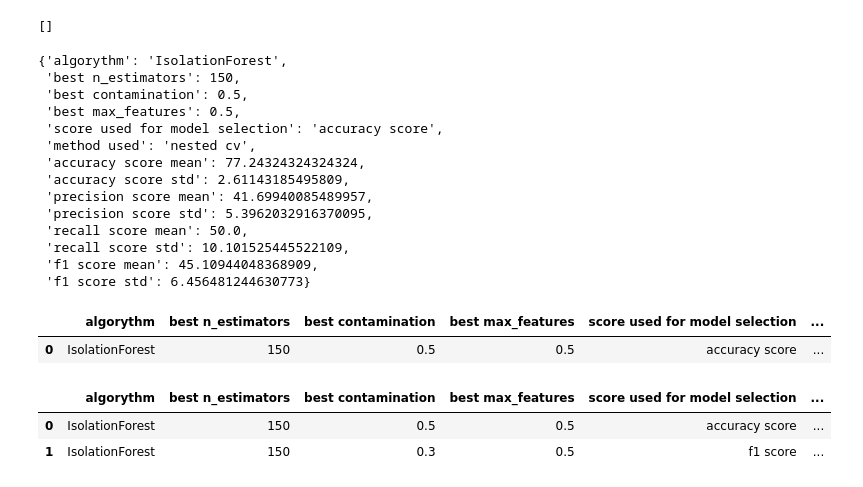
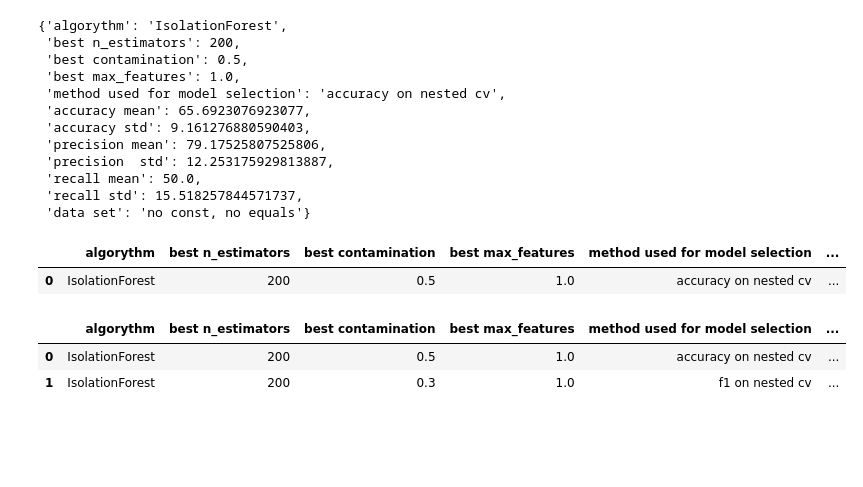
Before and after one commit to chrfum/one-class_classifier, a Jupyter notebook: run-over_classifier/one_class_codes/if_exp1.ipynb, the cells around one changed output. Saved outputs shown, nothing was run; the diff lists cells and outputs as text; code cells hidden in the pictures; blank space fills up the shorter version.

```diff
--- a/run-over_classifier/one_class_codes/if_exp1.ipynb
+++ b/run-over_classifier/one_class_codes/if_exp1.ipynb
@@ -10,8 +11,17 @@ import itertools
 # %%
 df = pd.read_csv("../data/run-over-dataset.csv")
-cols_to_drop = ['VERBALE', 'DATA', 'BMI']
+
+cols_to_drop = ['VERBALE', 'DATA']
 X = df.drop(columns=cols_to_drop)
+
 X['ALTEZZA'] = [int(float(h.replace(',', '.'))*100) for h in X['ALTEZZA']]
 X['PESO'] = [int(float(str(h).replace(',', '.'))) for h in X['PESO']]
-X.head()
+X['BMI'] = [float(str(h).replace(',', '.')) for h in X['BMI']]
+
+num_unique_values = X.nunique()
+constant_columns = num_unique_values[num_unique_values == 1].index.tolist()
+
+X = X.drop(columns=constant_columns)
+X = X.T.drop_duplicates().T
+X.head
 # %% [output]
@@ -25,23 +44,0 @@ X.head()
-# %%
-def low_std_cols(X, beta):
-    columns_low_std = []
-    for column in X.columns:
-        if X[column].std() <= beta:
-            columns_low_std.append(column)
-
-    return columns_low_std, len(columns_low_std)
-
-def zero_columns(X):
-    zero_cols = []
-    cols, n = low_std_cols(X, 0)
-
-    for col in cols:
-        if sum(X[col]) == 0:
-            zero_cols.append(col)
-
-    return zero_cols, (len(zero_cols) == n)
-
-cols_to_drop, ok = zero_columns(X)
-X = X.drop(columns=cols_to_drop)
-X = X.T.drop_duplicates().T
-X.shape
@@ -50,6 +44,0 @@ X.shape
-# %%
-num_unique_values = X.nunique()
-colonne_costanti = num_unique_values[num_unique_values == 1].index.tolist()
-colonne_costanti
-# %% [output]
-[]
@@ -137,26 +122,23 @@ def nested_cv_accuracy(X, Y):
 # %%
-results = nested_cv_accuracy(mezzo_0, mezzo_1)
+results = nested_cv_accuracy(X)
 results
 # %% [output]
 {'algorythm': 'IsolationForest',
- 'best n_estimators': 150,
+ 'best n_estimators': 200,
  'best contamination': 0.5,
- 'best max_features': 0.5,
- 'score used for model selection': 'accuracy score',
- 'method used': 'nested cv',
- 'accuracy score mean': 77.24324324324324,
- 'accuracy score std': 2.61143185495809,
- 'precision score mean': 41.69940085489957,
- 'precision score std': 5.3962032916370095,
- 'recall score mean': 50.0,
- 'recall score std': 10.101525445522109,
- 'f1 score mean': 45.10944048368909,
- 'f1 score std': 6.456481244630773}
+ 'best max_features': 1.0,
+ 'method used for model selection': 'accuracy on nested cv',
+ 'accuracy mean': 65.6923076923077,
+ 'accuracy std': 9.161276880590403,
+ 'precision mean': 79.17525807525806,
+ 'precision  std': 12.253175929813887,
+ 'recall mean': 50.0,
+ 'recall std': 15.518257844571737,
+ 'data set': 'no const, no equals'}
 # %%
-results['data set'] = 'no 0 columns, no equal columns'
 scores_df = pd.DataFrame(results, index=[0])
 scores_df
 # %% [output]
-|  | algorythm | best n_estimators | best contamination | best max_features | score used for model selection | ... |
-| 0 | IsolationForest | 150 | 0.5 | 0.5 | accuracy score | ... |
+|  | algorythm | best n_estimators | best contamination | best max_features | method used for model selection | ... |
+| 0 | IsolationForest | 200 | 0.5 | 1.0 | accuracy on nested cv | ... |
 # %%
@@ -242,12 +224,11 @@ def add_record(df, record):
     df = pd.concat([df, new_record], ignore_index=True)
     return df
 # %%
-results = nested_cv_f1(mezzo_0, mezzo_1)
-results['data set'] = 'no 0 columns, no equal columns'
+results = nested_cv_f1(X)
 scores_df = add_record(scores_df, results)
 scores_df
 # %% [output]
-|  | algorythm | best n_estimators | best contamination | best max_features | score used for model selection | ... |
-| 0 | IsolationForest | 150 | 0.5 | 0.5 | accuracy score | ... |
-| 1 | IsolationForest | 150 | 0.3 | 0.5 | f1 score | ... |
+|  | algorythm | best n_estimators | best contamination | best max_features | method used for model selection | ... |
+| 0 | IsolationForest | 200 | 0.5 | 1.0 | accuracy on nested cv | ... |
+| 1 | IsolationForest | 200 | 0.3 | 1.0 | f1 on nested cv | ... |
 # %%
```
Also changed, not shown: parts of 30 cells of this notebook.
